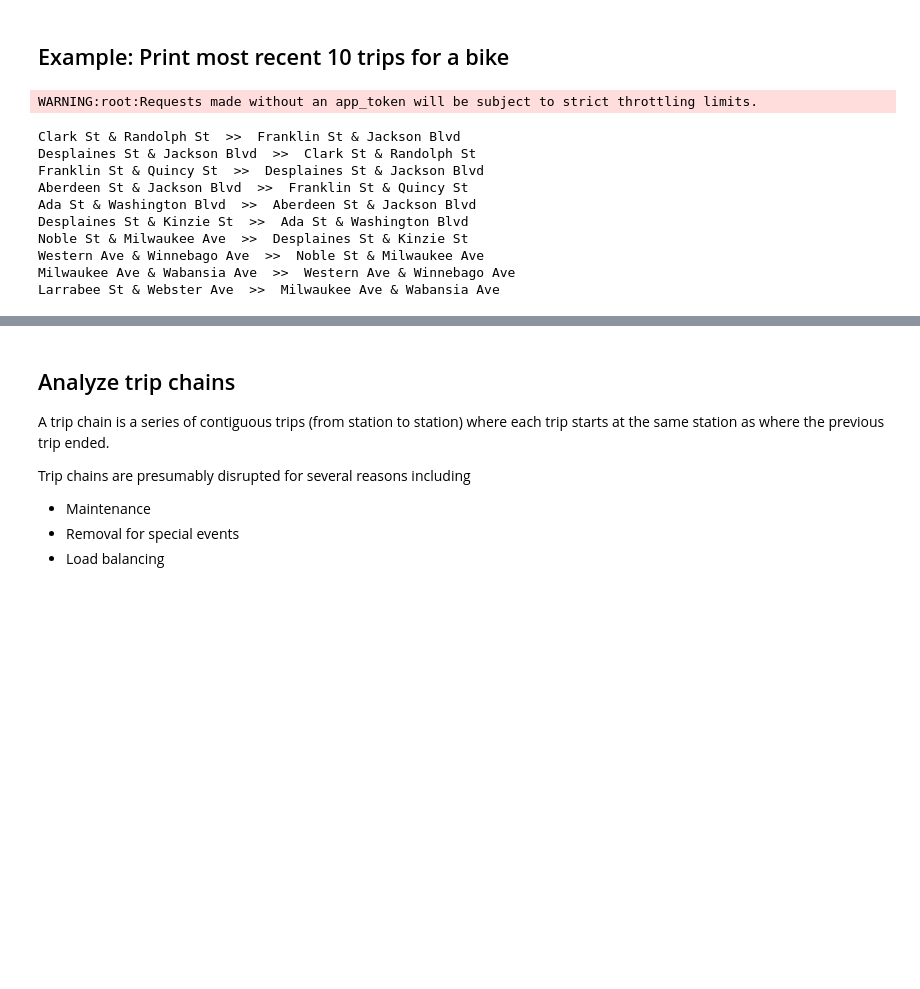
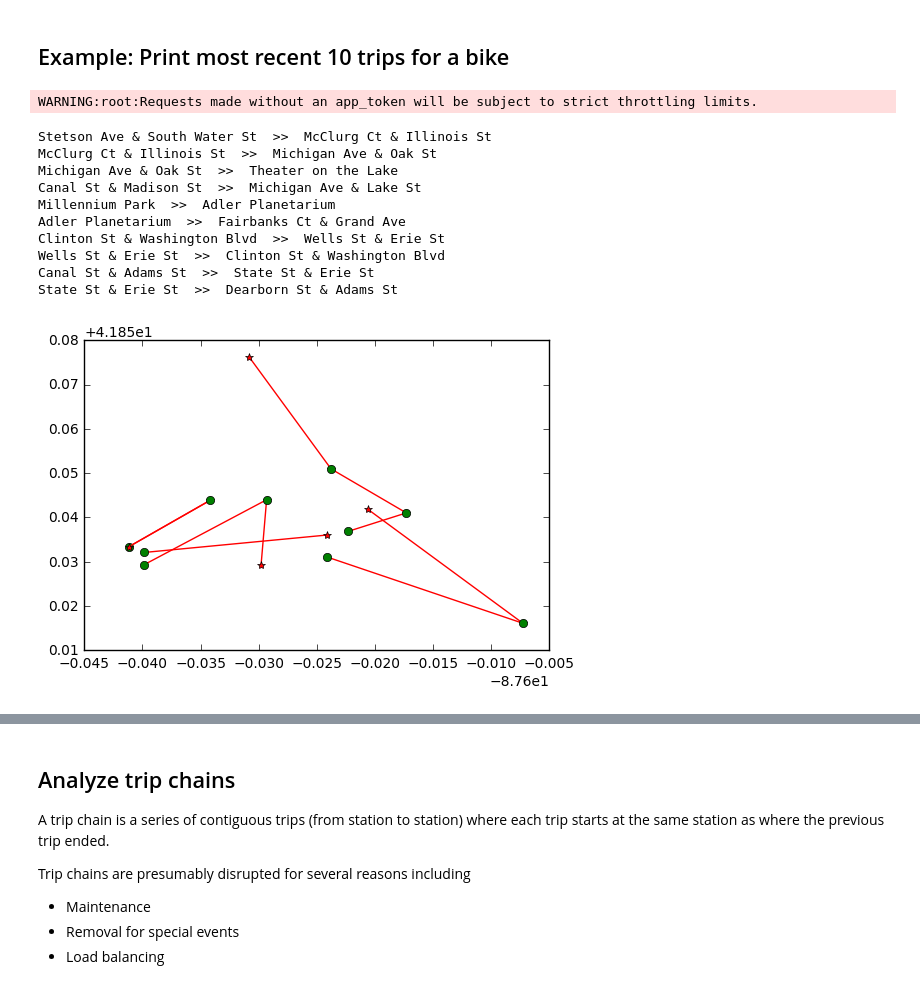
Before and after one commit to dashdotrobot/divvy-data, a Jupyter notebook: divvy_trips.ipynb, the cells around one changed output, grey strips where cells are left out. Cells and saved outputs as stored; diff of their text form; code cells hidden in the pictures; blank space fills up the shorter version.

```diff
--- a/divvy_trips.ipynb
+++ b/divvy_trips.ipynb
@@ -13,25 +13,36 @@ divvy_data = 'fg6s-gzvg'
 # %%
 data = sodapy.Socrata(data_url, None)
 
 bike_id = 2538  # random bike
 
 # Get most recent 10 trips
 trip_chain = data.get(divvy_data, bike_id=bike_id,
-                      limit=10, order='stop_time DESC')
+                      limit=10, order='stop_time ASC')
+data.close()
 
 for t in trip_chain:
     print t['from_station_name'], ' >> ', t['to_station_name']
 
-data.close()
+    from_lat = float(t['from_latitude'])
+    to_lat = float(t['to_latitude'])
+    from_lon = float(t['from_longitude'])
+    to_lon = float(t['to_longitude'])
+
+    pp.plot([from_lon, to_lon], [from_lat, to_lat], 'r')
+    pp.plot(from_lon, from_lat, 'go')
+    pp.plot(to_lon, to_lat, 'r*')
+
+pp.show()
 # %% [output]
 WARNING:root:Requests made without an app_token will be subject to strict throttling limits.
-Clark St & Randolph St  >>  Franklin St & Jackson Blvd
-Desplaines St & Jackson Blvd  >>  Clark St & Randolph St
-Franklin St & Quincy St  >>  Desplaines St & Jackson Blvd
-Aberdeen St & Jackson Blvd  >>  Franklin St & Quincy St
-Ada St & Washington Blvd  >>  Aberdeen St & Jackson Blvd
-Desplaines St & Kinzie St  >>  Ada St & Washington Blvd
-Noble St & Milwaukee Ave  >>  Desplaines St & Kinzie St
-Western Ave & Winnebago Ave  >>  Noble St & Milwaukee Ave
-Milwaukee Ave & Wabansia Ave  >>  Western Ave & Winnebago Ave
-Larrabee St & Webster Ave  >>  Milwaukee Ave & Wabansia Ave
+Stetson Ave & South Water St  >>  McClurg Ct & Illinois St
+McClurg Ct & Illinois St  >>  Michigan Ave & Oak St
+Michigan Ave & Oak St  >>  Theater on the Lake
+Canal St & Madison St  >>  Michigan Ave & Lake St
+Millennium Park  >>  Adler Planetarium
+Adler Planetarium  >>  Fairbanks Ct & Grand Ave
+Clinton St & Washington Blvd  >>  Wells St & Erie St
+Wells St & Erie St  >>  Clinton St & Washington Blvd
+Canal St & Adams St  >>  State St & Erie St
+State St & Erie St  >>  Dearborn St & Adams St
+[figure, added]
```
Also changed, not shown: parts of 2 cells of this notebook, 1 other file.
